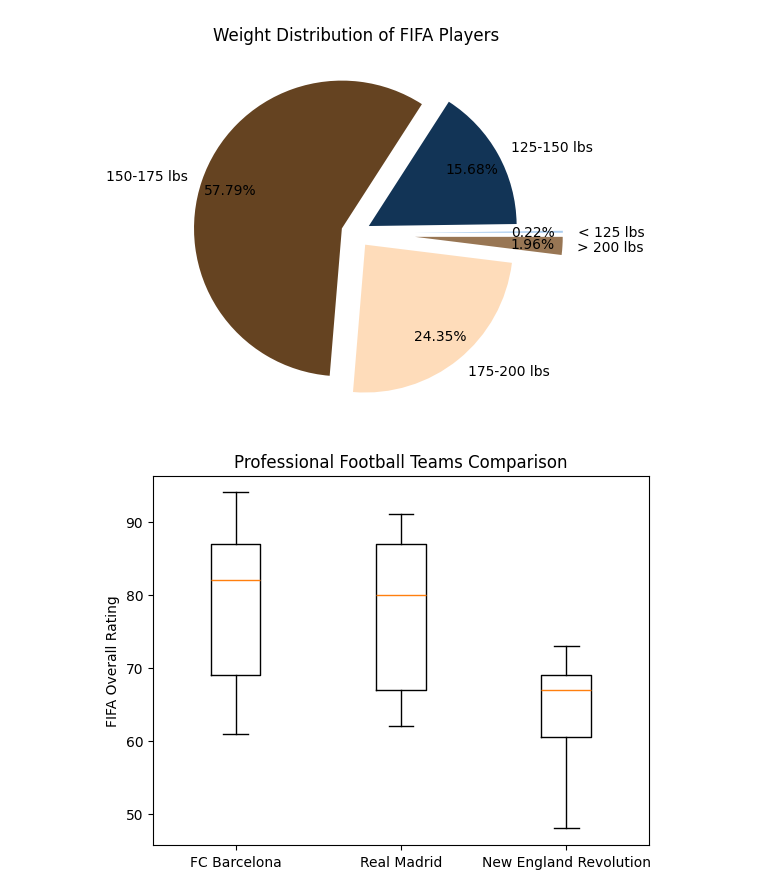
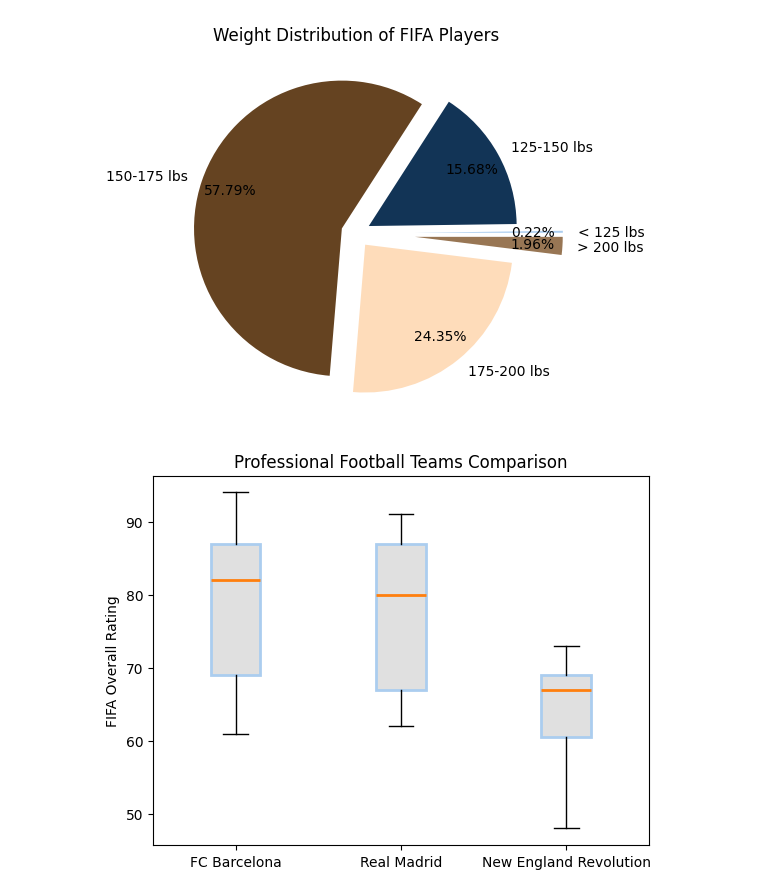
Before and after one commit to J3SSY-ANDU/Food-Delivery-Data-Analysis, a Jupyter notebook: notebooks/matplotlib_tutorial.ipynb, the cells around one changed output. Cells and saved outputs as stored; diff of their text form; code cells hidden in the pictures.

Commit message:
matplotlib tutorial boxplot finished

```diff
--- a/notebooks/matplotlib_tutorial.ipynb
+++ b/notebooks/matplotlib_tutorial.ipynb
@@ -193,18 +193,22 @@ plt.show() # show the graph
 # %%
 barcelona = fifa.loc[fifa.Club == 'FC Barcelona']['Overall'] # filter the dataframe for FC Barcelona players
 madrid = fifa.loc[fifa.Club == 'Real Madrid']['Overall'] # filter the dataframe for Real Madrid players
-revs = fifa.loc[fifa.Club == 'New England Revolution']['Overall'] # filter the dataframe for New England Revolution players
-
-plt.figure(figsize=(5, 8), dpi=150) # resize the graph
 
 labels = ['FC Barcelona', 'Real Madrid', 'New England Revolution'] # create a list of labels
 colors = ['#abcdef', '#123456'] # create a list of colors
 
-plt.boxplot([barcelona, madrid, revs], tick_labels=labels) # create a boxplot of the Overall column for FC Barcelona and Real Madrid players
+boxes = plt.boxplot([barcelona, madrid, revs], tick_labels=labels, patch_artist=True, medianprops={'linewidth': 2}) # create a boxplot of the Overall column for FC Barcelona and Real Madrid players
+
+for box in boxes['boxes']:
+    # set the color of the boxes
+    box.set(color='#abcdef', linewidth=2)
+
+    # Change fill color
+    box.set(facecolor='#e0e0e0')
 
 plt.title('Professional Football Teams Comparison') # add a title
 plt.ylabel('FIFA Overall Rating') # add y-axis label
 
 plt.show() # show the graph
 # %% [output]
-[figure, old version]
+[figure, new version]
```
Also changed, not shown: parts of 1 cell of this notebook.
